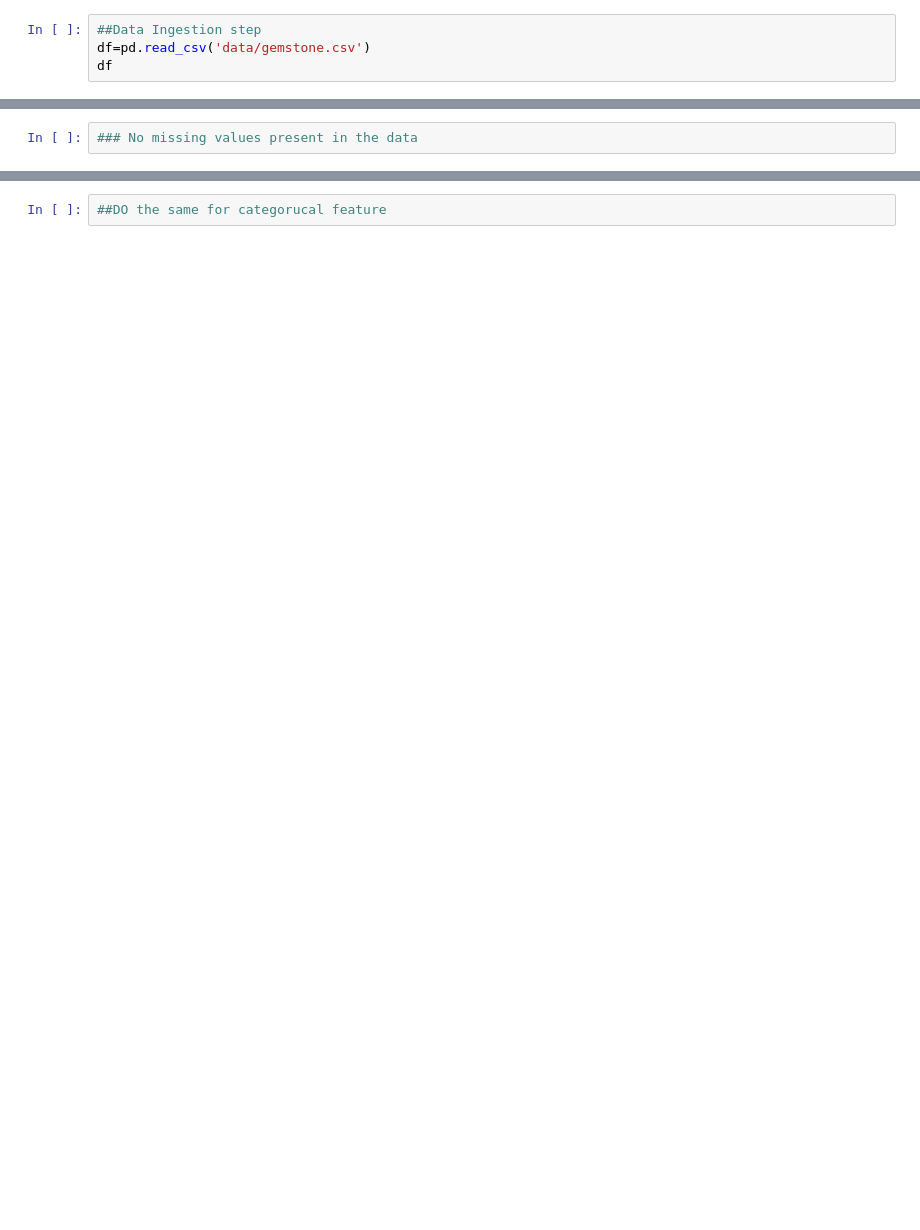
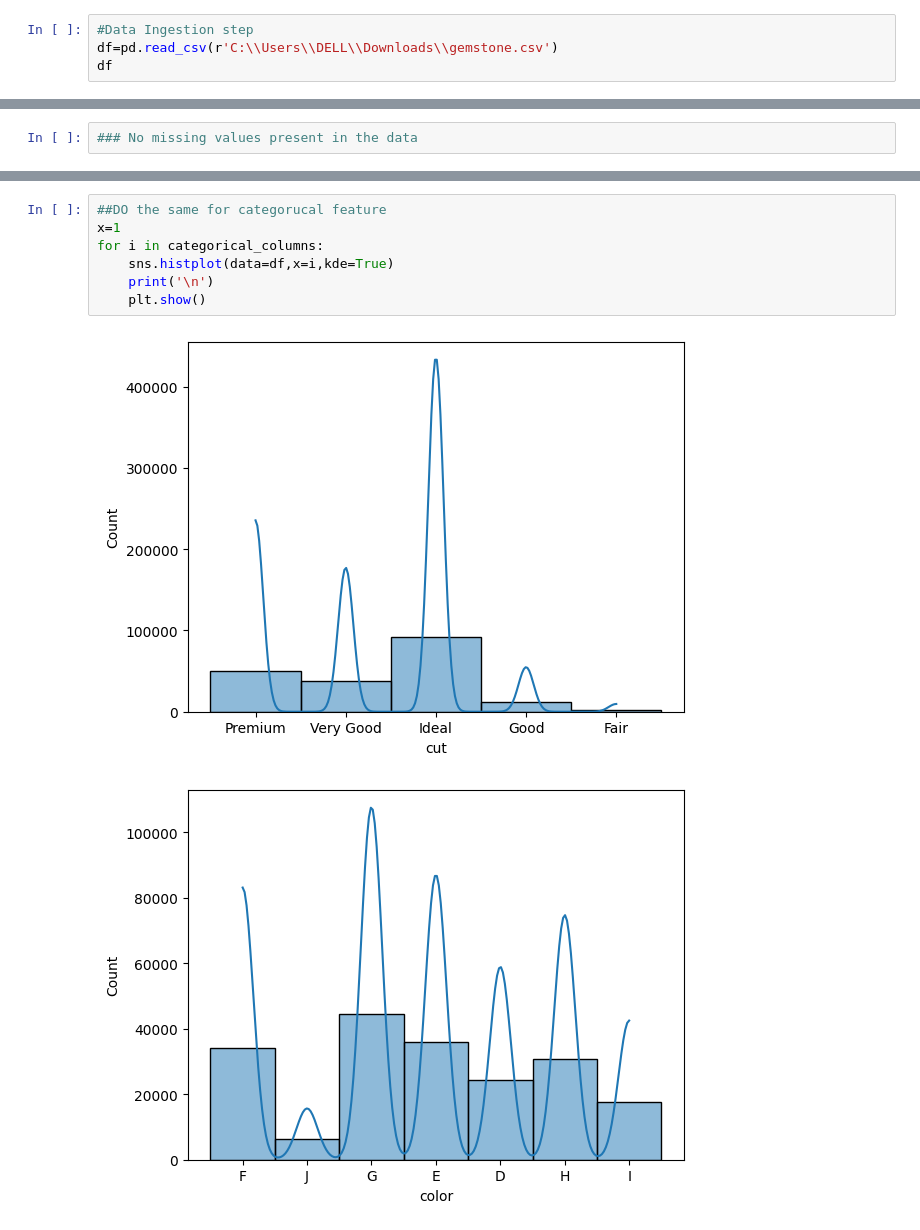
Before and after one commit to Wagh-09/FSDS-demo-Project, a Jupyter notebook: notebooks/EDA.ipynb, the cells around one changed output, grey strips where cells are left out. Drawn from its saved outputs; the diff is of its cells as text; blank space fills up the shorter version.

```diff
--- a/notebooks/EDA.ipynb
+++ b/notebooks/EDA.ipynb
@@ -18,6 +12,6 @@ Successfully installed numpy-1.24.2 pandas-2.0.0 pytz-2023.3 tzdata-2023.3
 Note: you may need to restart the kernel to use updated packages.
 # %%
-##Data Ingestion step
-df=pd.read_csv('data/gemstone.csv')
+#Data Ingestion step
+df=pd.read_csv(r'C:\\Users\\DELL\\Downloads\\gemstone.csv')
 df
 # %% [output]
@@ -95,2 +295,10 @@ for i in numerical_columns:
-# %%
-##DO the same for categorucal feature
+# %%
+##DO the same for categorucal feature
+x=1
+for i in categorical_columns:
+    sns.histplot(data=df,x=i,kde=True)
+    print('\n')
+    plt.show()
+# %% [output]
+[figure, added]
+[figure, added]
```
Also changed, not shown: parts of 35 cells of this notebook.
